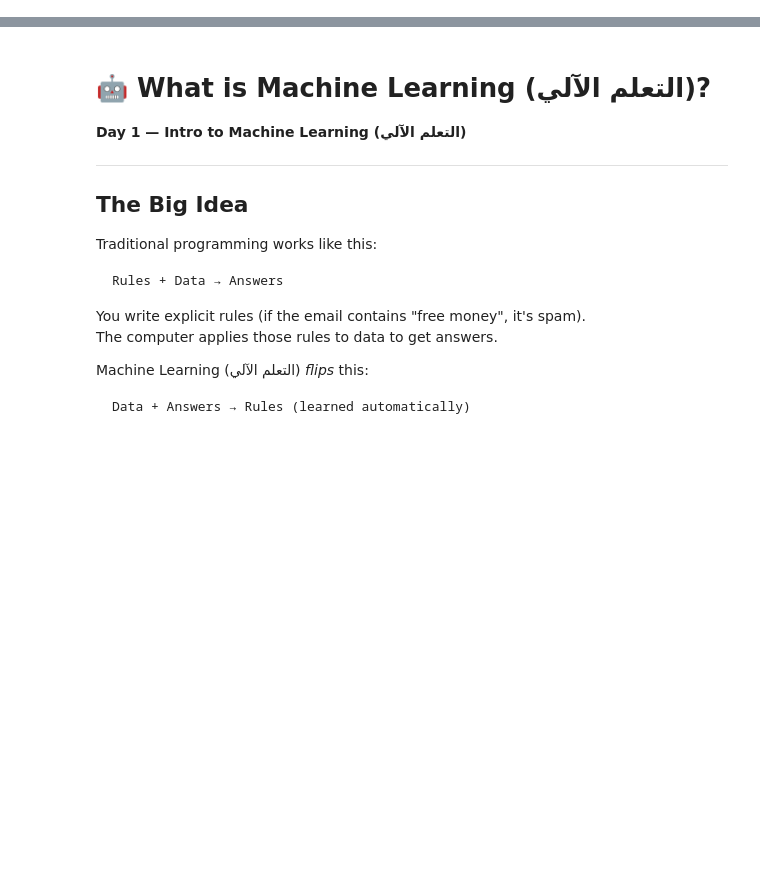
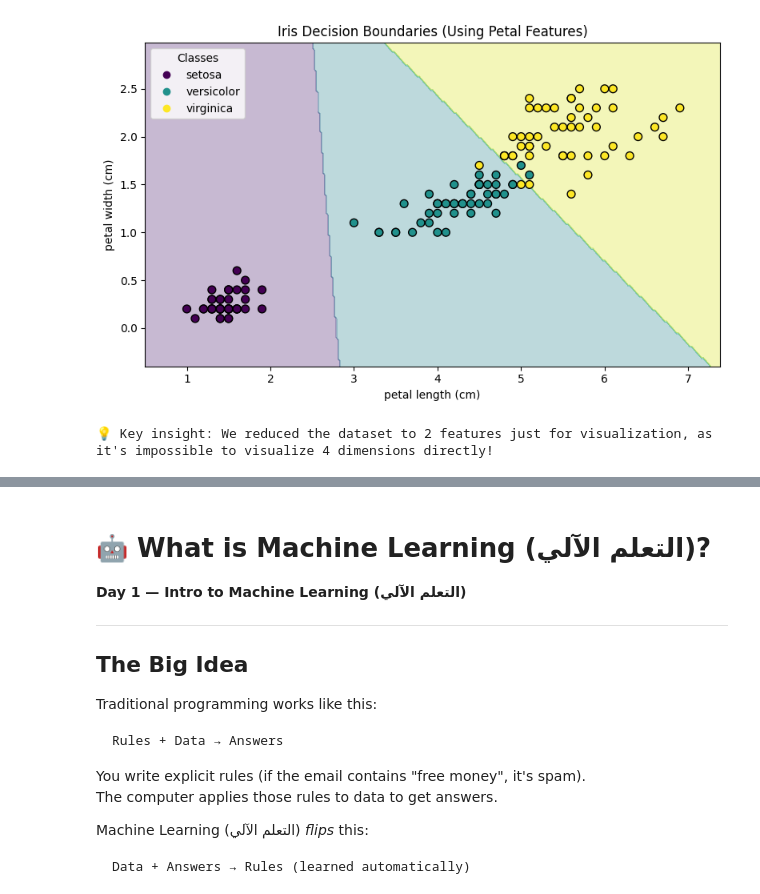
Before and after one commit to tatwan/intro_to_machinelearning, a Jupyter notebook: Day_1/notebooks/01_intro_to_ml.ipynb, the cells around one changed output, grey strips where cells are left out. Saved outputs shown, nothing was run; the diff lists cells and outputs as text; code cells hidden in the pictures; blank space fills up the shorter version.

```diff
--- a/Day_1/notebooks/01_intro_to_ml.ipynb
+++ b/Day_1/notebooks/01_intro_to_ml.ipynb
@@ -517,0 +322,47 @@ We'll explore neural networks - the foundation of modern generative AI!
+# %%
+import matplotlib.pyplot as plt
+import numpy as np
+from sklearn.linear_model import LogisticRegression
+
+# To visualize decision boundaries in 2D, we train a new model on just two features:
+# Petal length (index 2) and Petal width (index 3).
+X_vis = X[:, 2:4]
+y_vis = y
+
+# Train a model on just these two features
+model_vis = LogisticRegression(max_iter=200)
+model_vis.fit(X_vis, y_vis)
+
+# Create a mesh grid
+x_min, x_max = X_vis[:, 0].min() - 0.5, X_vis[:, 0].max() + 0.5
+y_min, y_max = X_vis[:, 1].min() - 0.5, X_vis[:, 1].max() + 0.5
+xx, yy = np.meshgrid(np.arange(x_min, x_max, 0.02),
+                     np.arange(y_min, y_max, 0.02))
+
+# Predict across the mesh
+Z = model_vis.predict(np.c_[xx.ravel(), yy.ravel()])
+Z = Z.reshape(xx.shape)
+
+# Visualize
+plt.figure(figsize=(8, 5))
+# Plot the decision boundary
+plt.contourf(xx, yy, Z, alpha=0.3, cmap='viridis')
+
+# Plot the original points
+scatter = plt.scatter(X_vis[:, 0], X_vis[:, 1], c=y_vis, edgecolors='k', cmap='viridis', s=50)
+
+plt.xlabel(iris.feature_names[2])
+plt.ylabel(iris.feature_names[3])
+plt.title("Iris Decision Boundaries (Using Petal Features)")
+
+# Add legend
+handles, labels = scatter.legend_elements()
+plt.legend(handles, iris.target_names, title="Classes")
+
+plt.tight_layout()
+plt.show()
+
+print("\n💡 Key insight: We reduced the dataset to 2 features just for visualization, as it's impossible to visualize 4 dimensions directly!")
+# %% [output]
+[figure, added]
+💡 Key insight: We reduced the dataset to 2 features just for visualization, as it's impossible to visualize 4 dimensions directly!
```
Also changed, not shown: parts of 66 cells of this notebook, 2 other files.
